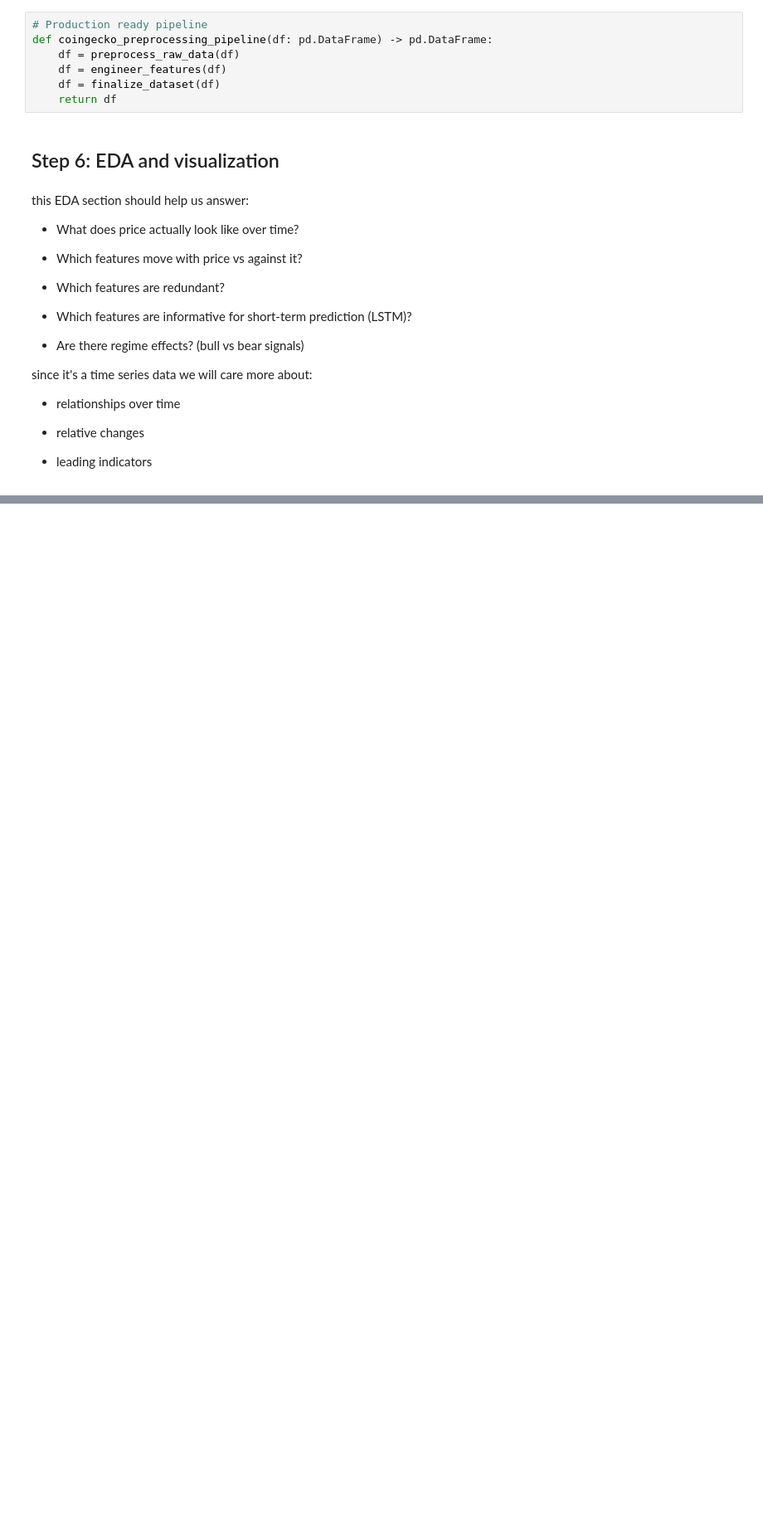
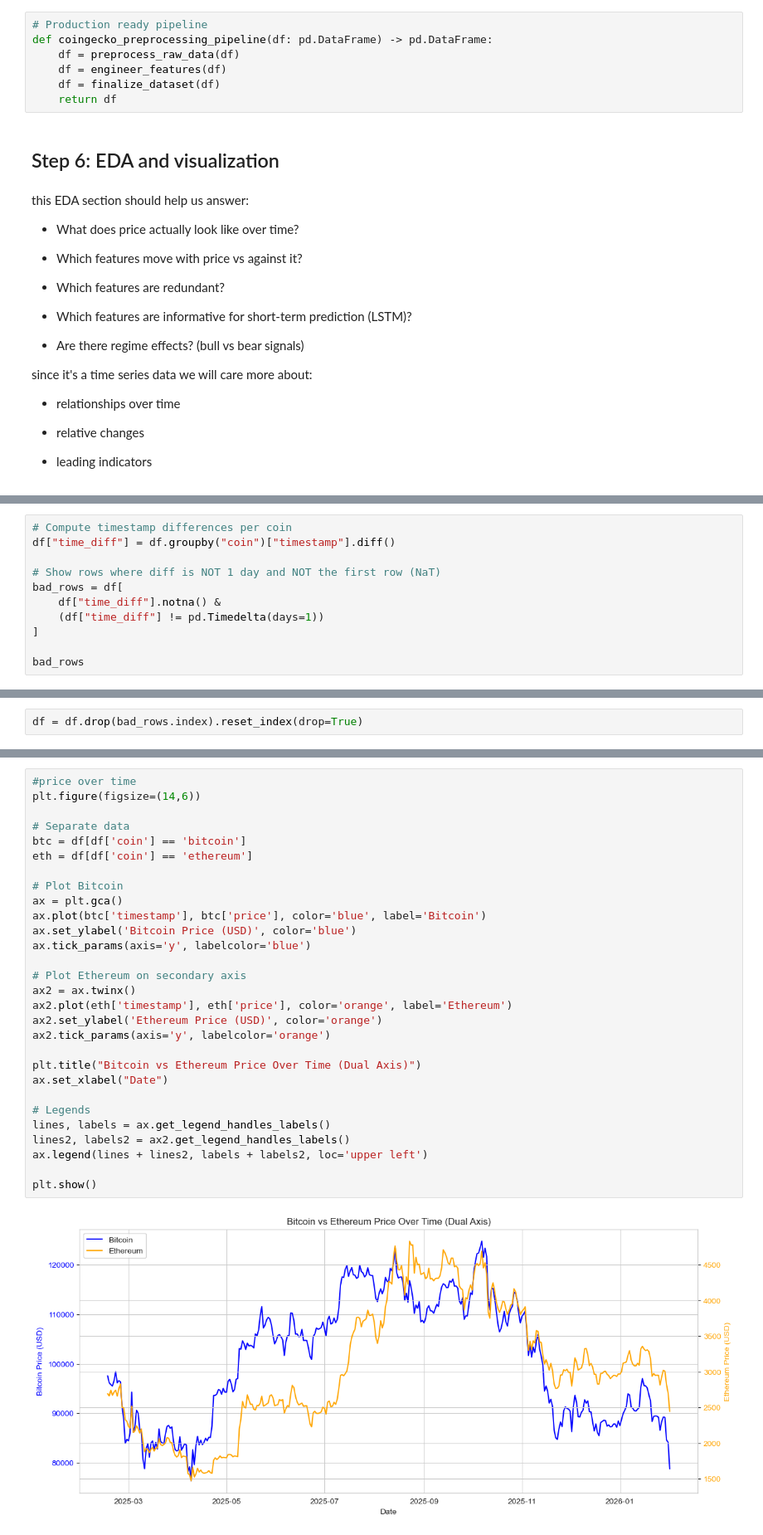
Before and after one commit to tlilimaryem7-cloud/AI-powered-cryptocurrency-market-analysis-and-decision-support-system, a Jupyter notebook: notebooks/02_eda.ipynb, the cells around one changed output, grey strips where cells are left out. Shown at 83% size. Saved outputs shown, nothing was run; the diff lists cells and outputs as text; blank space fills up the shorter version.

```diff
--- a/notebooks/02_eda.ipynb
+++ b/notebooks/02_eda.ipynb
@@ -541,0 +543,11 @@ memory usage: 115.6+ KB
+# %%
+# Compute timestamp differences per coin
+df["time_diff"] = df.groupby("coin")["timestamp"].diff()
+
+# Show rows where diff is NOT 1 day and NOT the first row (NaT)
+bad_rows = df[
+    df["time_diff"].notna() &
+    (df["time_diff"] != pd.Timedelta(days=1))
+]
+
+bad_rows
@@ -541,0 +560,2 @@ memory usage: 115.6+ KB
+# %%
+df = df.drop(bad_rows.index).reset_index(drop=True)
@@ -541,0 +615,31 @@ memory usage: 115.6+ KB
+# %%
+#price over time
+plt.figure(figsize=(14,6))
+
+# Separate data
+btc = df[df['coin'] == 'bitcoin']
+eth = df[df['coin'] == 'ethereum']
+
+# Plot Bitcoin
+ax = plt.gca()
+ax.plot(btc['timestamp'], btc['price'], color='blue', label='Bitcoin')
+ax.set_ylabel('Bitcoin Price (USD)', color='blue')
+ax.tick_params(axis='y', labelcolor='blue')
+
+# Plot Ethereum on secondary axis
+ax2 = ax.twinx()
+ax2.plot(eth['timestamp'], eth['price'], color='orange', label='Ethereum')
+ax2.set_ylabel('Ethereum Price (USD)', color='orange')
+ax2.tick_params(axis='y', labelcolor='orange')
+
+plt.title("Bitcoin vs Ethereum Price Over Time (Dual Axis)")
+ax.set_xlabel("Date")
+
+# Legends
+lines, labels = ax.get_legend_handles_labels()
+lines2, labels2 = ax2.get_legend_handles_labels()
+ax.legend(lines + lines2, labels + labels2, loc='upper left')
+
+plt.show()
+# %% [output]
+[figure, added]
```
Also changed, not shown: parts of 23 cells of this notebook.
